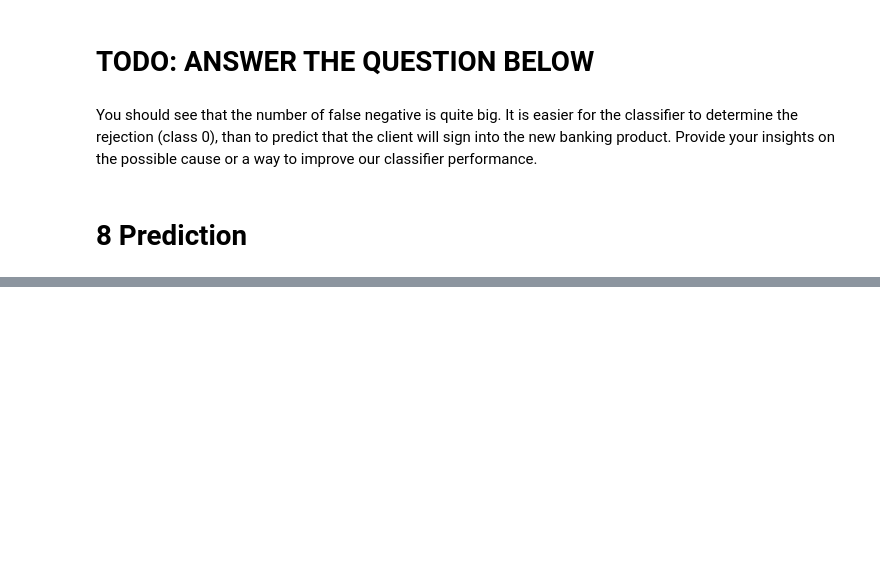
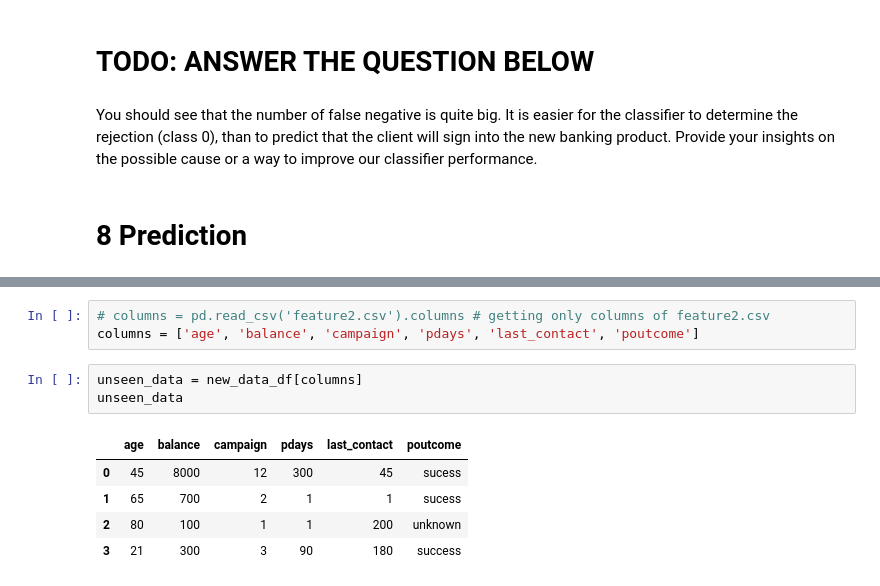
Before and after one commit to EmaTran/CSIS3290_GroupProject, a Jupyter notebook: MiniProject2/CSIS3290_MiniProject2.ipynb, the cells around one changed output, grey strips where cells are left out. Cells and saved outputs as stored; diff of their text form; blank space fills up the shorter version.

```diff
--- a/MiniProject2/CSIS3290_MiniProject2.ipynb
+++ b/MiniProject2/CSIS3290_MiniProject2.ipynb
@@ -946,0 +976,12 @@ You should see that the number of false negative is quite big. It is easier for
+# %%
+# columns = pd.read_csv('feature2.csv').columns # getting only columns of feature2.csv
+columns = ['age', 'balance', 'campaign', 'pdays', 'last_contact', 'poutcome']
+# %%
+unseen_data = new_data_df[columns]
+unseen_data
+# %% [output]
+|  | age | balance | campaign | pdays | last_contact | poutcome |
+| 0 | 45 | 8000 | 12 | 300 | 45 | sucess |
+| 1 | 65 | 700 | 2 | 1 | 1 | sucess |
+| 2 | 80 | 100 | 1 | 1 | 200 | unknown |
+| 3 | 21 | 300 | 3 | 90 | 180 | success |
```
Also changed, not shown: parts of 4 cells of this notebook.
